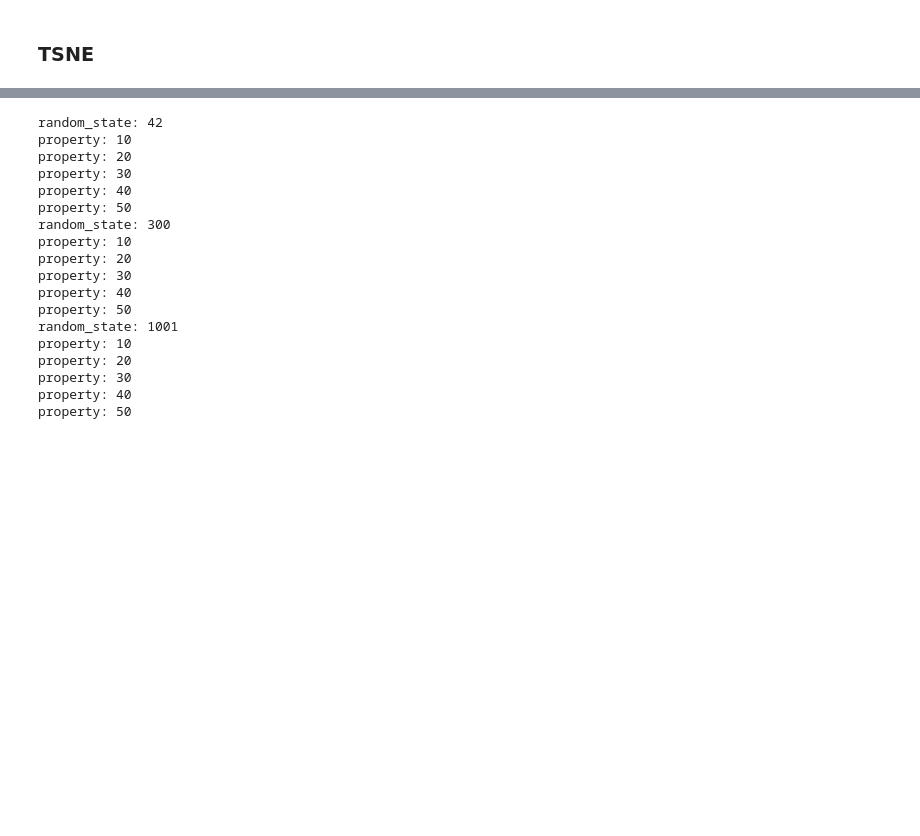
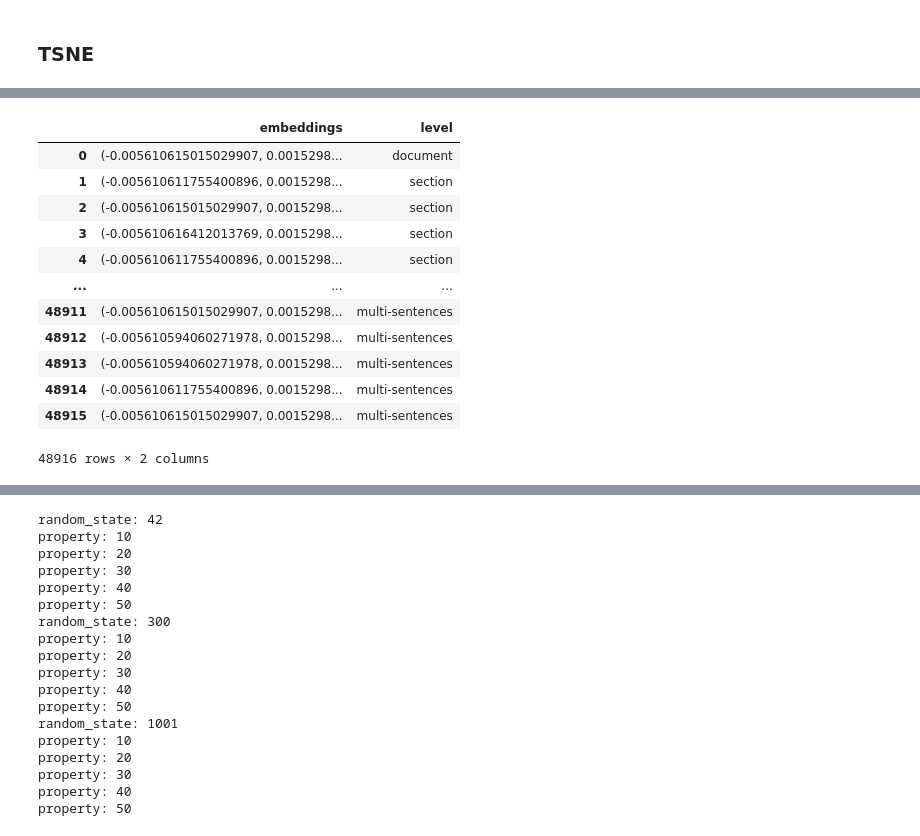
Before and after one commit to zz9tf/Fine-Tuned-GPT-2-with-articles-ground-truth, a Jupyter notebook: code/llamaIndex/experiment/2_cluster/visualize.ipynb, the cells around one changed output, grey strips where cells are left out. Drawn from its saved outputs; the diff is of its cells as text; code cells hidden in the pictures; blank space fills up the shorter version.

```diff
--- a/code/llamaIndex/experiment/2_cluster/visualize.ipynb
+++ b/code/llamaIndex/experiment/2_cluster/visualize.ipynb
@@ -101,0 +124,20 @@ print(len(embeddings))
+# %%
+df = pd.DataFrame({
+    'embeddings': [tuple(embedding) for embedding in merged_embeddings],
+    'level': all_levels
+})
+df
+# %% [output]
+|  | embeddings | level |
+| 0 | (-0.005610615015029907, 0.0015298... | document |
+| 1 | (-0.005610611755400896, 0.0015298... | section |
+| 2 | (-0.005610615015029907, 0.0015298... | section |
+| 3 | (-0.005610616412013769, 0.0015298... | section |
+| 4 | (-0.005610611755400896, 0.0015298... | section |
+| ... | ... | ... |
+| 48911 | (-0.005610615015029907, 0.0015298... | multi-sentences |
+| 48912 | (-0.005610594060271978, 0.0015298... | multi-sentences |
+| 48913 | (-0.005610594060271978, 0.0015298... | multi-sentences |
+| 48914 | (-0.005610611755400896, 0.0015298... | multi-sentences |
+| 48915 | (-0.005610615015029907, 0.0015298... | multi-sentences |
+48916 rows × 2 columns
```
Also changed, not shown: parts of 11 cells of this notebook.
